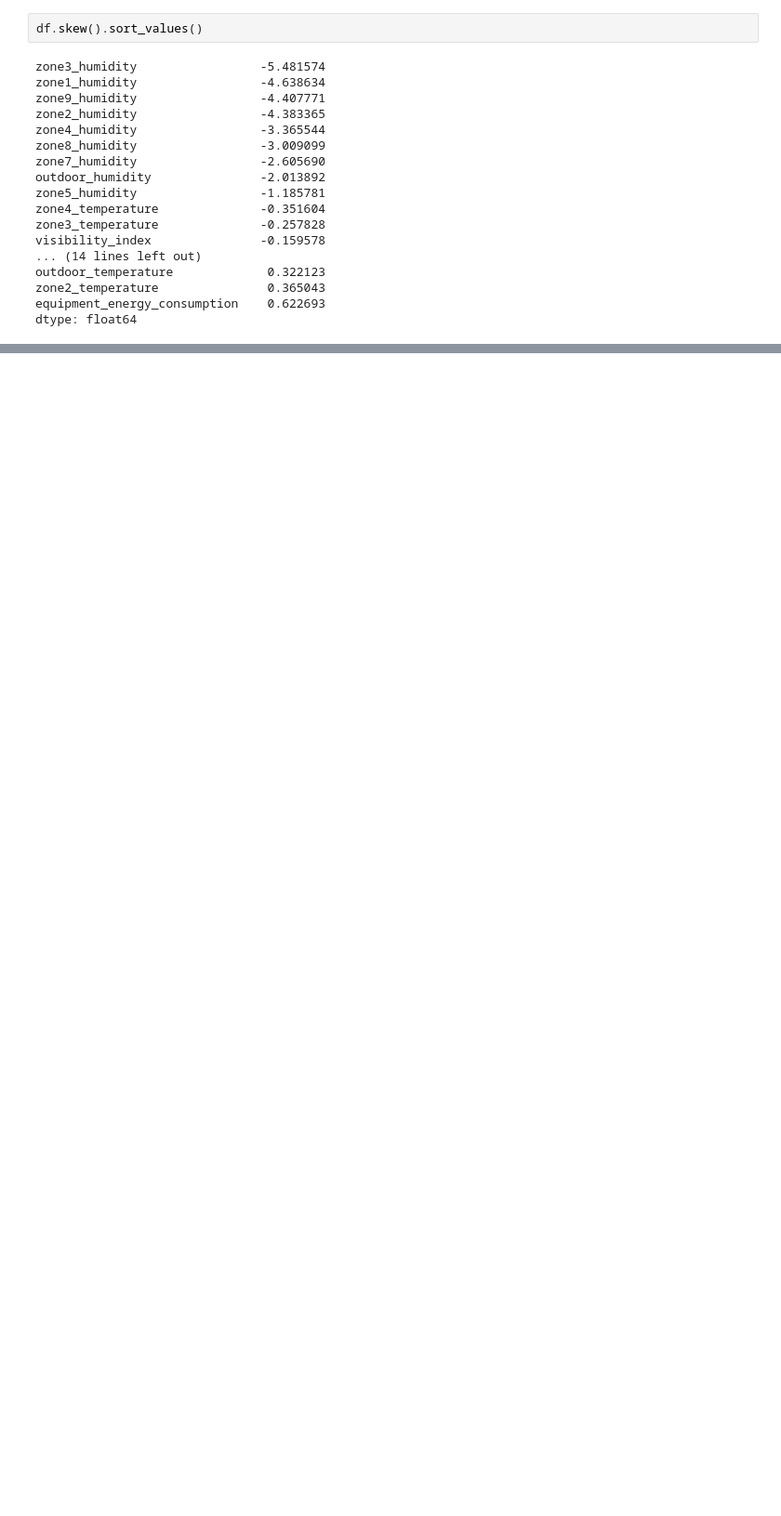
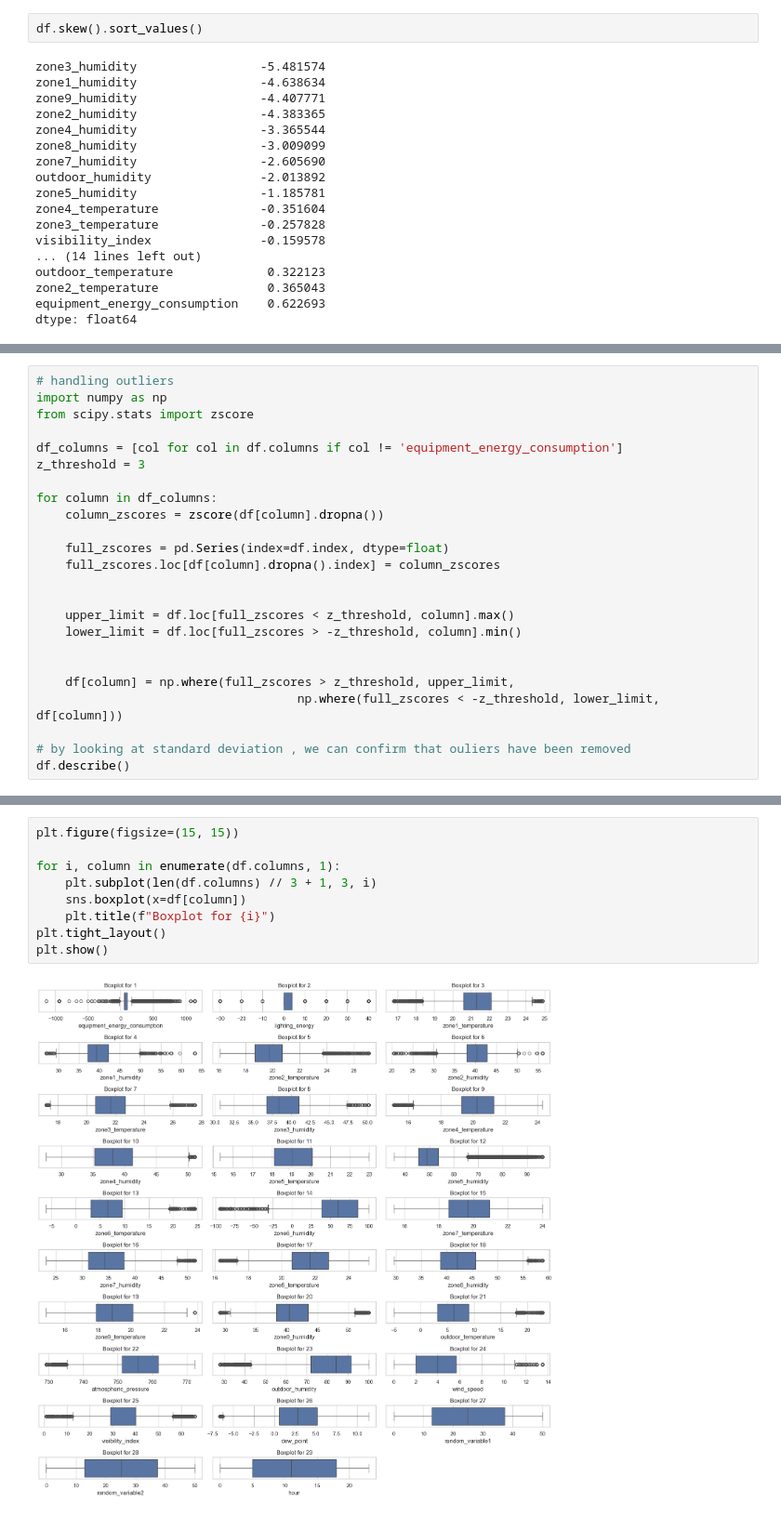
Before and after one commit to AbhinavGupta1804/DS-Intern-Assignment-Abhinav-Gupta, a Jupyter notebook: Energy_prediction.ipynb, the cells around one changed output, grey strips where cells are left out. Shown at 93% size. Cells and saved outputs as stored; diff of their text form; blank space fills up the shorter version.

Commit message:
handled outliers and skewness of target variable

```diff
--- a/Energy_prediction.ipynb
+++ b/Energy_prediction.ipynb
@@ -134,0 +202,24 @@ dtype: int64
+# %%
+# handling outliers
+import numpy as np
+from scipy.stats import zscore
+
+df_columns = [col for col in df.columns if col != 'equipment_energy_consumption']
+z_threshold = 3
+
+for column in df_columns:
+    column_zscores = zscore(df[column].dropna())
+
+    full_zscores = pd.Series(index=df.index, dtype=float)
+    full_zscores.loc[df[column].dropna().index] = column_zscores
+
+
+    upper_limit = df.loc[full_zscores < z_threshold, column].max()
+    lower_limit = df.loc[full_zscores > -z_threshold, column].min()
+
+
+    df[column] = np.where(full_zscores > z_threshold, upper_limit,
+                                    np.where(full_zscores < -z_threshold, lower_limit, df[column]))
+
+# by looking at standard deviation , we can confirm that ouliers have been removed
+df.describe()
@@ -134,0 +237,11 @@ dtype: int64
+# %%
+plt.figure(figsize=(15, 15))
+
+for i, column in enumerate(df.columns, 1):
+    plt.subplot(len(df.columns) // 3 + 1, 3, i)
+    sns.boxplot(x=df[column])
+    plt.title(f"Boxplot for {i}")
+plt.tight_layout()
+plt.show()
+# %% [output]
+[figure, added]
```
Also changed, not shown: parts of 12 cells of this notebook.
